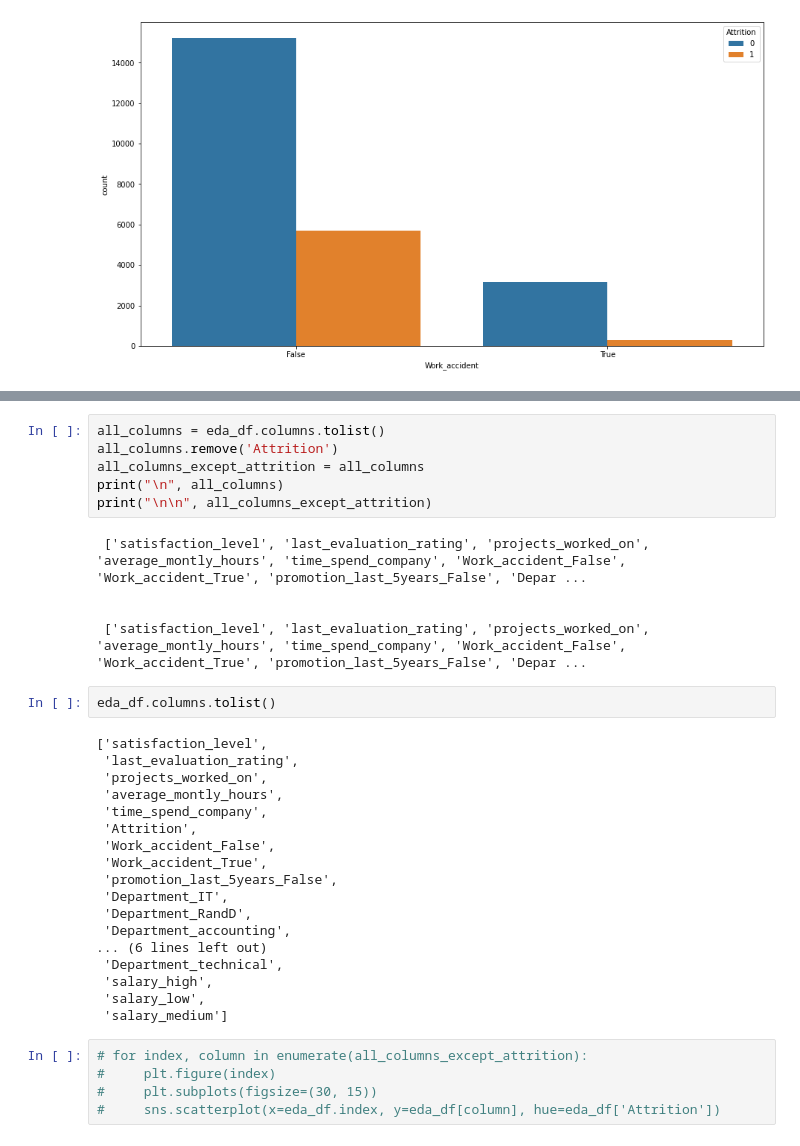
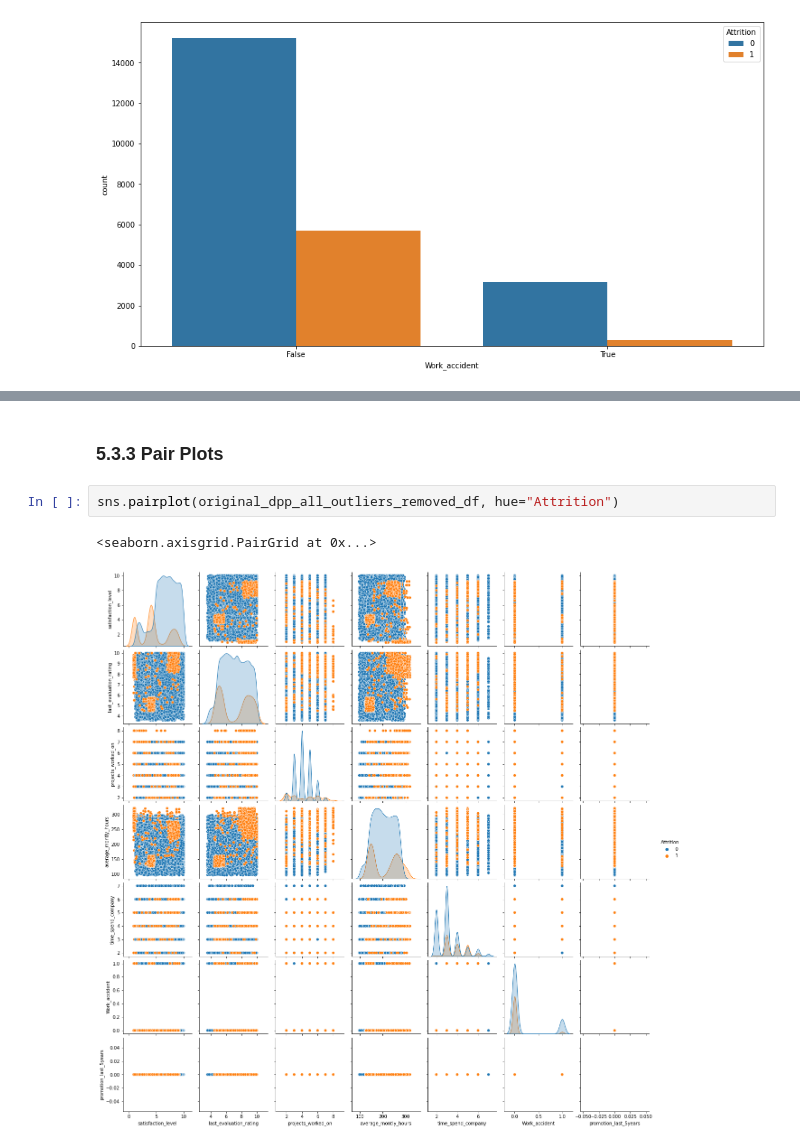
Before and after one commit to nalinsharma/BITSDissertation, a Jupyter notebook: ipynb/MidSemester.ipynb, the cells around one changed output, grey strips where cells are left out. Cells and saved outputs as stored; diff of their text form.

```diff
--- a/ipynb/MidSemester.ipynb
+++ b/ipynb/MidSemester.ipynb
@@ -739,36 +685,7 @@ Name: satisfaction_level, dtype: object
-# %%
-all_columns = eda_df.columns.tolist()
-all_columns.remove('Attrition')
-all_columns_except_attrition = all_columns
-print("\n", all_columns)
-print("\n\n", all_columns_except_attrition)
-# %% [output]
- ['satisfaction_level', 'last_evaluation_rating', 'projects_worked_on', 'average_montly_hours', 'time_spend_company', 'Work_accident_False', 'Work_accident_True', 'promotion_last_5years_False', 'Depar ...
-
-
- ['satisfaction_level', 'last_evaluation_rating', 'projects_worked_on', 'average_montly_hours', 'time_spend_company', 'Work_accident_False', 'Work_accident_True', 'promotion_last_5years_False', 'Depar ...
-# %%
-eda_df.columns.tolist()
-# %% [output]
-['satisfaction_level',
- 'last_evaluation_rating',
- 'projects_worked_on',
- 'average_montly_hours',
- 'time_spend_company',
- 'Attrition',
- 'Work_accident_False',
- 'Work_accident_True',
- 'promotion_last_5years_False',
- 'Department_IT',
- 'Department_RandD',
- 'Department_accounting',
-... (6 lines left out)
- 'Department_technical',
- 'salary_high',
- 'salary_low',
- 'salary_medium']
-# %%
-# for index, column in enumerate(all_columns_except_attrition):
-#     plt.figure(index)
-#     plt.subplots(figsize=(30, 15))
-#     sns.scatterplot(x=eda_df.index, y=eda_df[column], hue=eda_df['Attrition'])
+# %% [markdown]
+### 5.3.3 Pair Plots
+# %%
+sns.pairplot(original_dpp_all_outliers_removed_df, hue="Attrition")
+# %% [output]
+<seaborn.axisgrid.PairGrid at 0x...>
+[figure, added]
```
Also changed, not shown: parts of 52 cells of this notebook, 2 other files.
